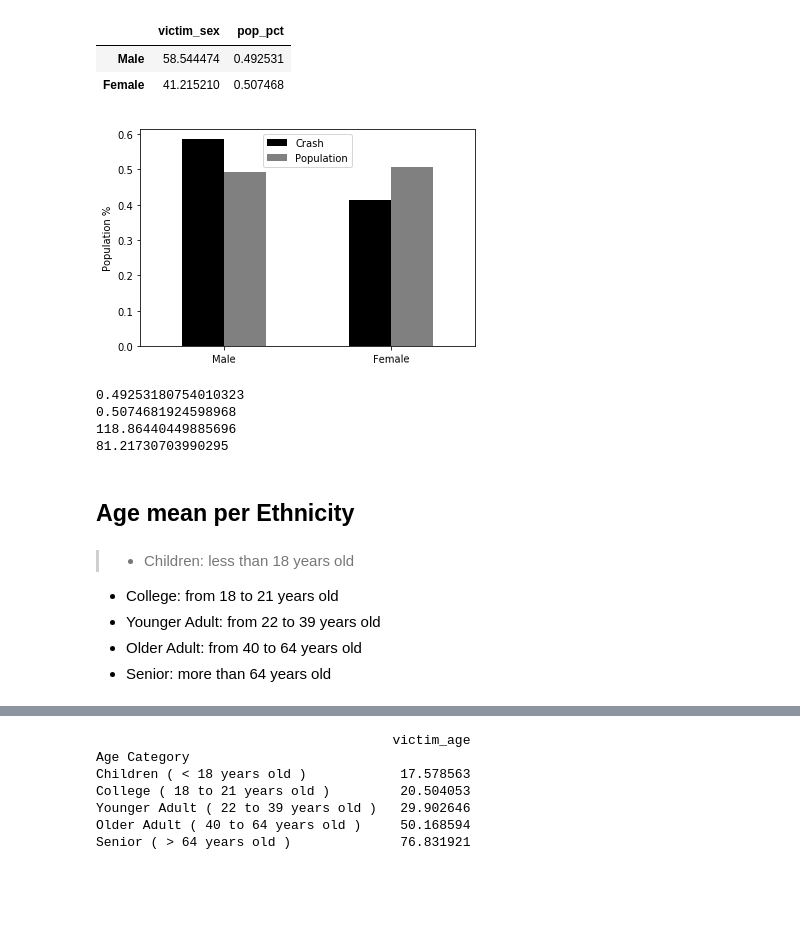
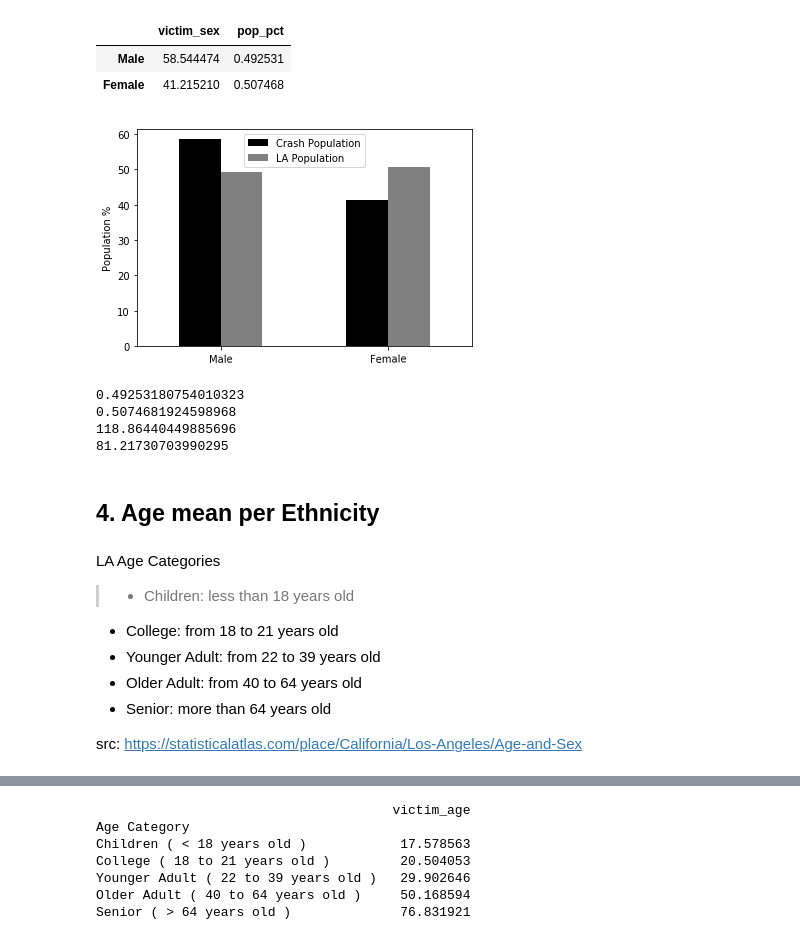
Before and after one commit to shaun-huang/LA-Traffic-Collision-Analysis, a Jupyter notebook: LA Collision Analysis/02 - LA Traffic Collision Analysis - AG.ipynb, the cells around one changed output, grey strips where cells are left out. Saved outputs shown, nothing was run; the diff lists cells and outputs as text; code cells hidden in the pictures; blank space fills up the shorter version.

```diff
--- a/LA Collision Analysis/02 - LA Traffic Collision Analysis - AG.ipynb
+++ b/LA Collision Analysis/02 - LA Traffic Collision Analysis - AG.ipynb
@@ -205,33 +191,51 @@ sex_pct
 # %%
 ratio = [118.86, 81.22]
 xaxis = ['Male', 'Female']
-crash = (.5854, .4122)
-la_pop = (.4925, .5075)
+crash = (58.54, 41.22)
+la_pop = (49.25, 50.75)
 width = 0.3
 ind = np.arange(len(xaxis))
 gender_data = pd.DataFrame(crash,xaxis)
 gender_data[1] = la_pop
-gender_data = gender_data.rename(columns = {0:'Crash',1:'Population'})
+gender_data = gender_data.rename(columns = {0:'Crash Population',1:'LA Population'})
 gender_fig = gender_data.plot(kind='bar', color=["black", "gray"], use_index=True)
 
 # rects = gender_fig.patches
 # labels=gender_data.gender_data[1].tolist()
 # sum_labels = sum(labels)
 # perc_labels = [round(i/sum_labels*100,2) for i in labels]
 # perc_labels = ['{:,.2f}%'.format(i) for i in perc_labels]
 # for rect,label in zip(rects,perc_labels):
 #       gender_fig.text(rect.get_x()+rect.get_width()/2,rect.get_height(),label,ha='center',va=
 #               'bottom')
 
+# gender_fig.spines['right'].set_visible(False)
+# gender_fig.spines['top'].set_visible(False)
+# gender_fig.spines['left'].set_visible(False)
+# gender_fig.set_xlabel("")
+# gender_fig.set_yticks("Population" %)
+
+# # fig.set_title('Collision by Victim Age Means')
+# gender_fig.legend().remove()
+
+# rects = gender_fig.patches
+# labels=gender_data.Population.tolist()
+# labels=[round(i,0) for i in labels]
+# sum_labels = sum(labels)
+# # perc_labels = [round(i/sum_labels*100,2) for i in labels]
+# # perc_labels = ['{:,.2f}%'.format(i) for i in perc_labels]
+# for rect,label in zip(rects,labels):
+#       gender_fig.text(rect.get_x()+rect.get_width()/2,rect.get_height(),label,ha='center',va='bottom')
+
 plta.legend(loc="center")
 gender_fig.legend(loc="best")
 
 # plta.legend((crash, population, ratio), ("Crash", "Population", "Ratio"))
 # plta.title("Ethnicity by Victim Crash and LA Population")
 plta.ylabel("Population %")
 gender_fig.tick_params(axis='x', rotation=1)
 # %% [output]
-[figure, old version]
+[figure, new version]
 # %%
 male_pct = 4982799/10116705
 print(male_pct)
@@ -250,10 +254,14 @@ print(female_ratio)
 118.86440449885696
 81.21730703990295
 # %% [markdown]
-## Age mean per Ethnicity
+## 4. Age mean per Ethnicity
 # %% [markdown]
+LA Age Categories
+
 >- Children: less than 18 years old
 - College: from 18 to 21 years old
 - Younger Adult: from 22 to 39 years old
 - Older Adult: from 40 to 64 years old
 - Senior: more than 64 years old
+
+src: https://statisticalatlas.com/place/California/Los-Angeles/Age-and-Sex
```
Also changed, not shown: parts of 22 cells of this notebook.
